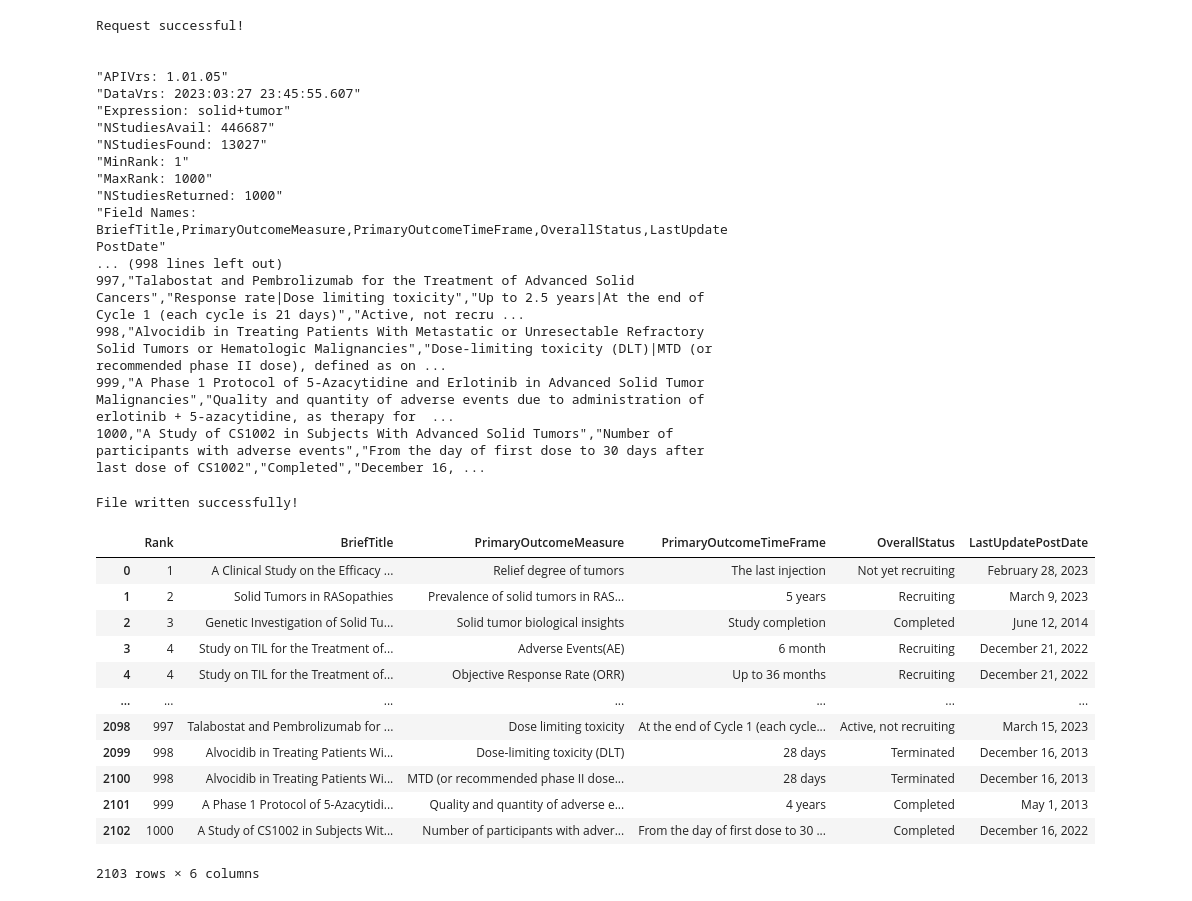
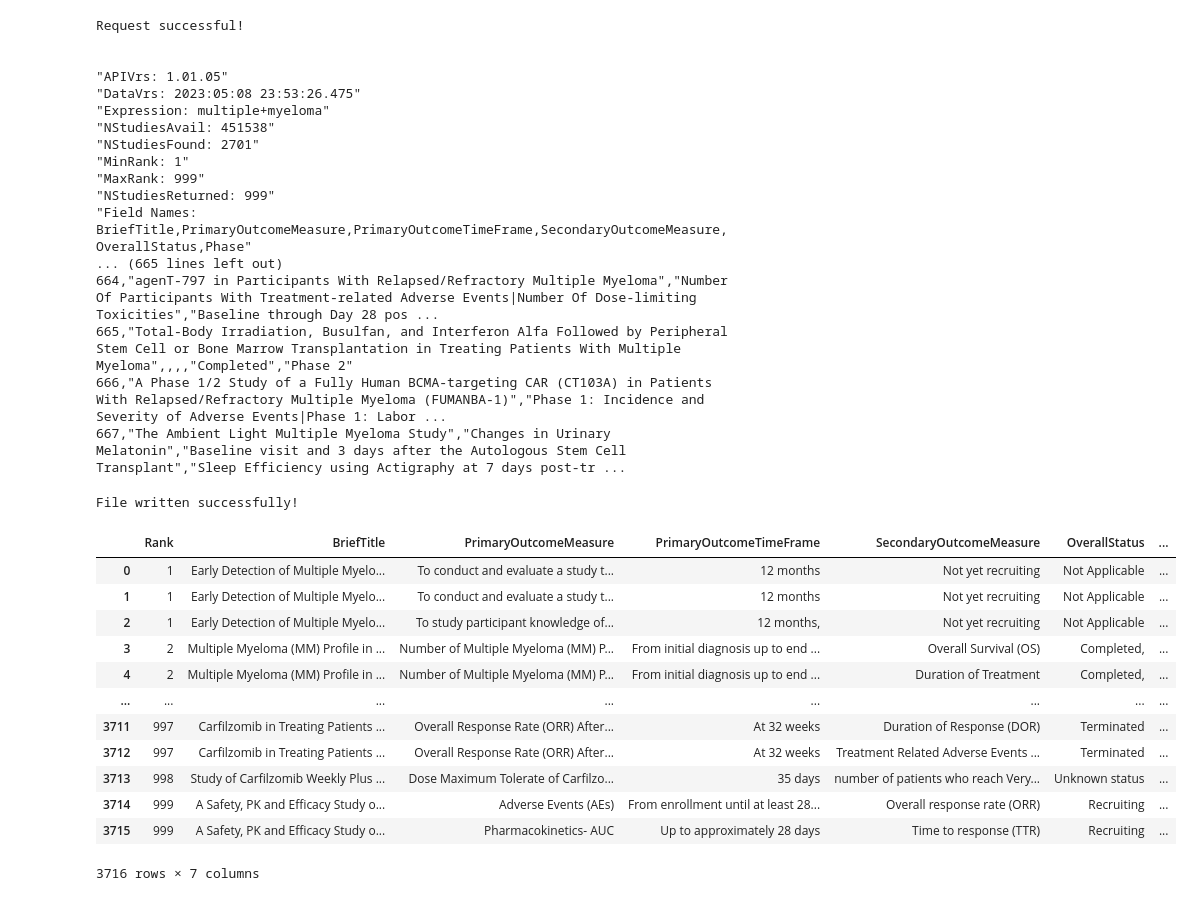
Before and after one commit to Bloomh/Immunai-PFS-Project, a Jupyter notebook: api_request.ipynb, the cells around one changed output. Saved outputs shown, nothing was run; the diff lists cells and outputs as text; code cells hidden in the pictures.

```diff
--- a/api_request.ipynb
+++ b/api_request.ipynb
@@ -6,15 +6,15 @@ import pandas as pd
 
 base_url = "https://clinicaltrials.gov/api/query/study_fields?" # base url for our endpoint
 
-expr = "solid tumor" # basic search term
+expr = "multiple myeloma" # basic search term
 actual_expr = expr.replace(' ', '+') # replace spaces in expr with '+'
 
-fields = ["BriefTitle", "PrimaryOutcomeMeasure", "PrimaryOutcomeTimeFrame", "OverallStatus", "LastUpdatePostDate"] # fields we want to get
+fields = ["BriefTitle", "PrimaryOutcomeMeasure", "PrimaryOutcomeTimeFrame", "SecondaryOutcomeMeasure", "OverallStatus", "Phase"] # fields we want to get
 actual_fields = ",".join(fields) # join fields with commas
 
 fmt = "csv" # get in csv format
 
-num_results = 1000 # number of results we want – 1000 is maximum
+num_results = 999 # number of results we want – 1000 is maximum
 
 params = {
     "expr": actual_expr,
@@ -36,19 +36,19 @@ Request successful!
 
 
 "APIVrs: 1.01.05"
-"DataVrs: 2023:03:27 23:45:55.607"
-"Expression: solid+tumor"
-"NStudiesAvail: 446687"
-"NStudiesFound: 13027"
+"DataVrs: 2023:05:08 23:53:26.475"
+"Expression: multiple+myeloma"
+"NStudiesAvail: 451538"
+"NStudiesFound: 2701"
 "MinRank: 1"
-"MaxRank: 1000"
-"NStudiesReturned: 1000"
-"Field Names: BriefTitle,PrimaryOutcomeMeasure,PrimaryOutcomeTimeFrame,OverallStatus,LastUpdatePostDate"
-... (998 lines left out)
-997,"Talabostat and Pembrolizumab for the Treatment of Advanced Solid Cancers","Response rate|Dose limiting toxicity","Up to 2.5 years|At the end of Cycle 1 (each cycle is 21 days)","Active, not recru ...
-998,"Alvocidib in Treating Patients With Metastatic or Unresectable Refractory Solid Tumors or Hematologic Malignancies","Dose-limiting toxicity (DLT)|MTD (or recommended phase II dose), defined as on ...
-999,"A Phase 1 Protocol of 5-Azacytidine and Erlotinib in Advanced Solid Tumor Malignancies","Quality and quantity of adverse events due to administration of erlotinib + 5-azacytidine, as therapy for  ...
-1000,"A Study of CS1002 in Subjects With Advanced Solid Tumors","Number of participants with adverse events","From the day of first dose to 30 days after last dose of CS1002","Completed","December 16, ...
+"MaxRank: 999"
+"NStudiesReturned: 999"
+"Field Names: BriefTitle,PrimaryOutcomeMeasure,PrimaryOutcomeTimeFrame,SecondaryOutcomeMeasure,OverallStatus,Phase"
+... (665 lines left out)
+664,"agenT-797 in Participants With Relapsed/Refractory Multiple Myeloma","Number Of Participants With Treatment-related Adverse Events|Number Of Dose-limiting Toxicities","Baseline through Day 28 pos ...
+665,"Total-Body Irradiation, Busulfan, and Interferon Alfa Followed by Peripheral Stem Cell or Bone Marrow Transplantation in Treating Patients With Multiple Myeloma",,,,"Completed","Phase 2"
+666,"A Phase 1/2 Study of a Fully Human BCMA-targeting CAR (CT103A) in Patients With Relapsed/Refractory Multiple Myeloma (FUMANBA-1)","Phase 1: Incidence and Severity of Adverse Events|Phase 1: Labor ...
+667,"The Ambient Light Multiple Myeloma Study","Changes in Urinary Melatonin","Baseline visit and 3 days after the Autologous Stem Cell Transplant","Sleep Efficiency using Actigraphy at 7 days post-tr ...
 # %%
 # WRITE THE CSV DATA TO A FILE
 
@@ -86,21 +86,22 @@ File written successfully!
 # %%
 # READ INTO A PANDAS DATAFRAME
 df = pd.read_csv("output.csv", delimiter=';')
+numtrials = df["BriefTitle"].unique().shape[0]
 df
 # %% [output]
-|  | Rank | BriefTitle | PrimaryOutcomeMeasure | PrimaryOutcomeTimeFrame | OverallStatus | LastUpdatePostDate |
-| 0 | 1 | A Clinical Study on the Efficacy ... | Relief degree of tumors | The last injection | Not yet recruiting | February 28, 2023 |
-| 1 | 2 | Solid Tumors in RASopathies | Prevalence of solid tumors in RAS... | 5 years | Recruiting | March 9, 2023 |
-| 2 | 3 | Genetic Investigation of Solid Tu... | Solid tumor biological insights | Study completion | Completed | June 12, 2014 |
-| 3 | 4 | Study on TIL for the Treatment of... | Adverse Events(AE) | 6 month | Recruiting | December 21, 2022 |
-| 4 | 4 | Study on TIL for the Treatment of... | Objective Response Rate (ORR) | Up to 36 months | Recruiting | December 21, 2022 |
-| ... | ... | ... | ... | ... | ... | ... |
-| 2098 | 997 | Talabostat and Pembrolizumab for ... | Dose limiting toxicity | At the end of Cycle 1 (each cycle... | Active, not recruiting | March 15, 2023 |
-| 2099 | 998 | Alvocidib in Treating Patients Wi... | Dose-limiting toxicity (DLT) | 28 days | Terminated | December 16, 2013 |
-| 2100 | 998 | Alvocidib in Treating Patients Wi... | MTD (or recommended phase II dose... | 28 days | Terminated | December 16, 2013 |
-| 2101 | 999 | A Phase 1 Protocol of 5-Azacytidi... | Quality and quantity of adverse e... | 4 years | Completed | May 1, 2013 |
-| 2102 | 1000 | A Study of CS1002 in Subjects Wit... | Number of participants with adver... | From the day of first dose to 30 ... | Completed | December 16, 2022 |
+|  | Rank | BriefTitle | PrimaryOutcomeMeasure | PrimaryOutcomeTimeFrame | SecondaryOutcomeMeasure | OverallStatus | ... |
+| 0 | 1 | Early Detection of Multiple Myelo... | To conduct and evaluate a study t... | 12 months | Not yet recruiting | Not Applicable | ... |
+| 1 | 1 | Early Detection of Multiple Myelo... | To conduct and evaluate a study t... | 12 months | Not yet recruiting | Not Applicable | ... |
+| 2 | 1 | Early Detection of Multiple Myelo... | To study participant knowledge of... | 12 months, | Not yet recruiting | Not Applicable | ... |
+| 3 | 2 | Multiple Myeloma (MM) Profile in ... | Number of Multiple Myeloma (MM) P... | From initial diagnosis up to end ... | Overall Survival (OS) | Completed, | ... |
+| 4 | 2 | Multiple Myeloma (MM) Profile in ... | Number of Multiple Myeloma (MM) P... | From initial diagnosis up to end ... | Duration of Treatment | Completed, | ... |
+| ... | ... | ... | ... | ... | ... | ... | ... |
+| 3711 | 997 | Carfilzomib in Treating Patients ... | Overall Response Rate (ORR) After... | At 32 weeks | Duration of Response (DOR) | Terminated | ... |
+| 3712 | 997 | Carfilzomib in Treating Patients ... | Overall Response Rate (ORR) After... | At 32 weeks | Treatment Related Adverse Events ... | Terminated | ... |
+| 3713 | 998 | Study of Carfilzomib Weekly Plus ... | Dose Maximum Tolerate of Carfilzo... | 35 days | number of patients who reach Very... | Unknown status | ... |
+| 3714 | 999 | A Safety, PK and Efficacy Study o... | Adverse Events (AEs) | From enrollment until at least 28... | Overall response rate (ORR) | Recruiting | ... |
+| 3715 | 999 | A Safety, PK and Efficacy Study o... | Pharmacokinetics- AUC | Up to approximately 28 days | Time to response (TTR) | Recruiting | ... |
-2103 rows × 6 columns
+3716 rows × 7 columns
 # %%
 df.PrimaryOutcomeTimeFrame.value_counts()
 # THIS IS GOING TO BE VERY TOUGH TO DEAL WITH...
```
Also changed, not shown: parts of 22 cells of this notebook, 1 other file.
